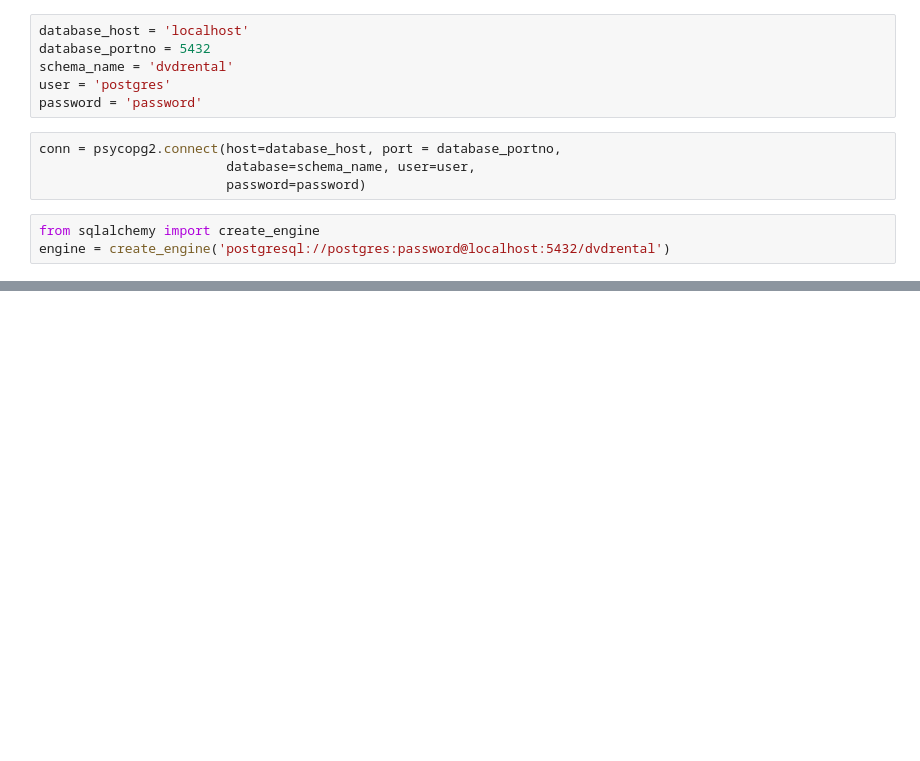
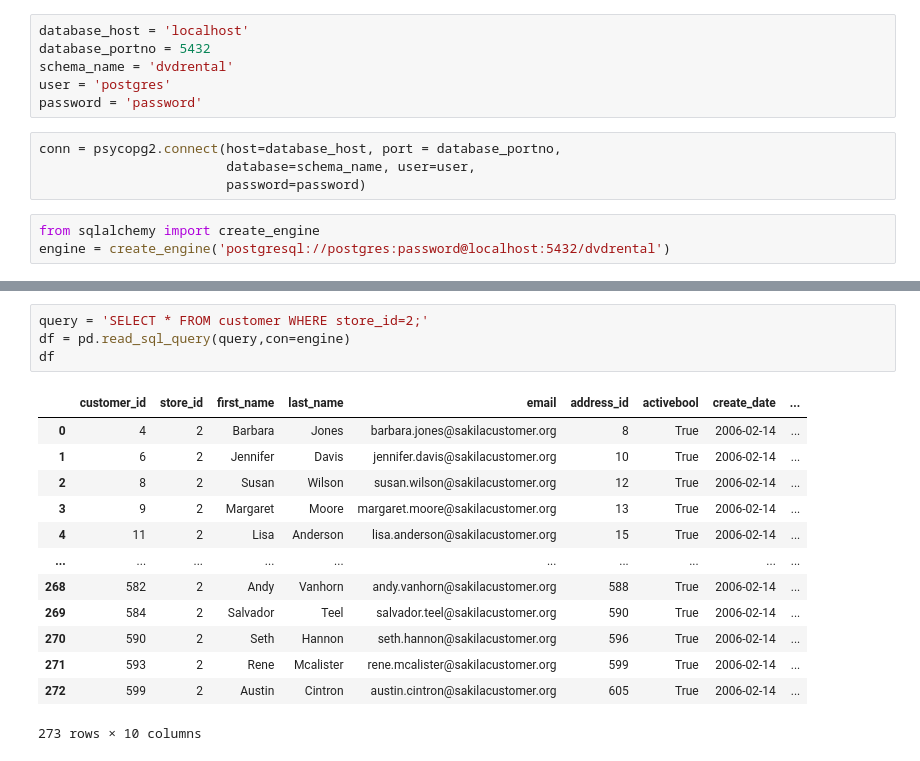
Before and after one commit to drkiettran/data-pipeline, a Jupyter notebook: Reading-Writing-PostgreSQL.ipynb, the cells around one changed output, grey strips where cells are left out. Drawn from its saved outputs; the diff is of its cells as text; blank space fills up the shorter version.

```diff
--- a/Reading-Writing-PostgreSQL.ipynb
+++ b/Reading-Writing-PostgreSQL.ipynb
@@ -38,0 +107,18 @@ df
+# %%
+query = 'SELECT * FROM customer WHERE store_id=2;'
+df = pd.read_sql_query(query,con=engine)
+df
+# %% [output]
+|  | customer_id | store_id | first_name | last_name | email | address_id | activebool | create_date | ... |
+| 0 | 4 | 2 | Barbara | Jones | barbara.jones@sakilacustomer.org | 8 | True | 2006-02-14 | ... |
+| 1 | 6 | 2 | Jennifer | Davis | jennifer.davis@sakilacustomer.org | 10 | True | 2006-02-14 | ... |
+| 2 | 8 | 2 | Susan | Wilson | susan.wilson@sakilacustomer.org | 12 | True | 2006-02-14 | ... |
+| 3 | 9 | 2 | Margaret | Moore | margaret.moore@sakilacustomer.org | 13 | True | 2006-02-14 | ... |
+| 4 | 11 | 2 | Lisa | Anderson | lisa.anderson@sakilacustomer.org | 15 | True | 2006-02-14 | ... |
+| ... | ... | ... | ... | ... | ... | ... | ... | ... | ... |
+| 268 | 582 | 2 | Andy | Vanhorn | andy.vanhorn@sakilacustomer.org | 588 | True | 2006-02-14 | ... |
+| 269 | 584 | 2 | Salvador | Teel | salvador.teel@sakilacustomer.org | 590 | True | 2006-02-14 | ... |
+| 270 | 590 | 2 | Seth | Hannon | seth.hannon@sakilacustomer.org | 596 | True | 2006-02-14 | ... |
+| 271 | 593 | 2 | Rene | Mcalister | rene.mcalister@sakilacustomer.org | 599 | True | 2006-02-14 | ... |
+| 272 | 599 | 2 | Austin | Cintron | austin.cintron@sakilacustomer.org | 605 | True | 2006-02-14 | ... |
+273 rows × 10 columns
```
Also changed, not shown: parts of 141 cells of this notebook.
